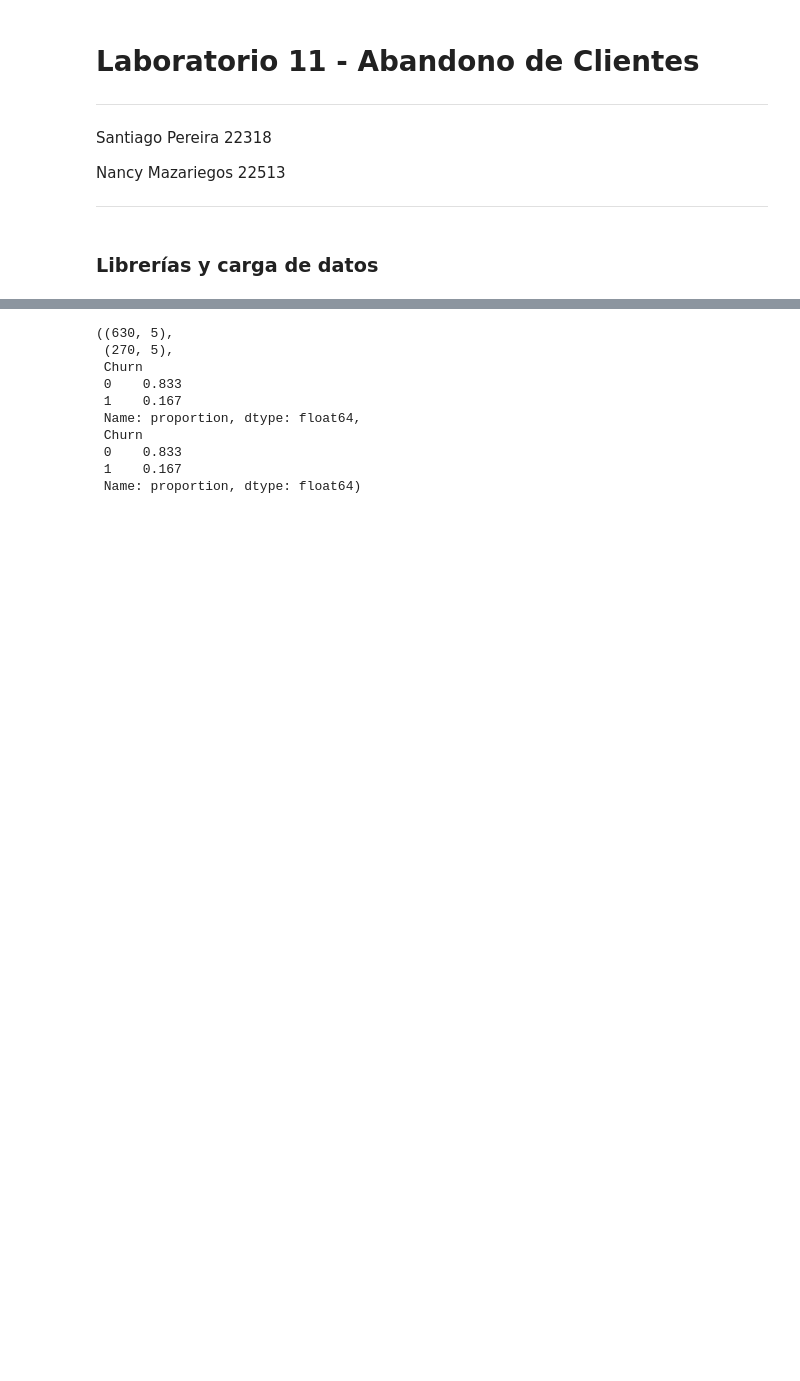
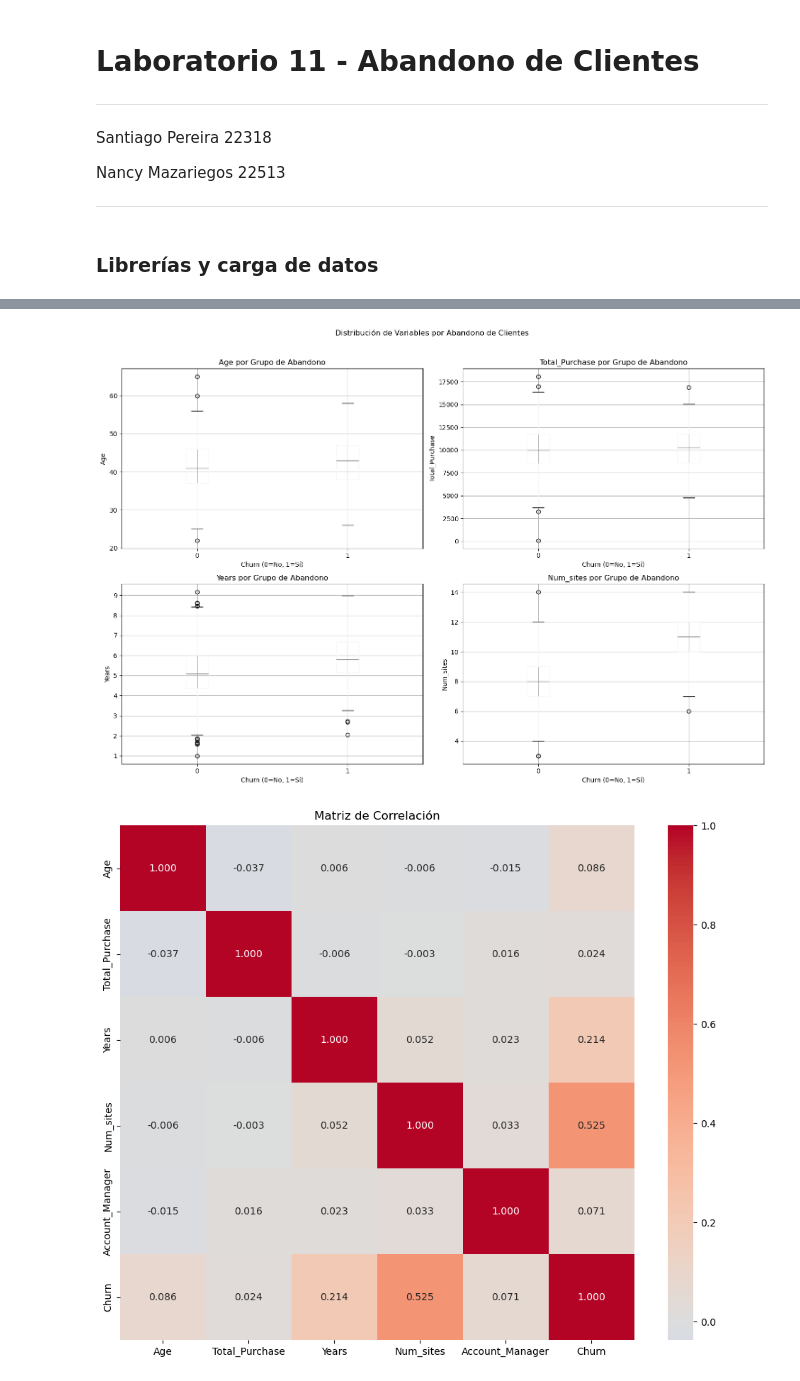
Before and after one commit to nancygmm/Lab11-DS, a Jupyter notebook: lab11.ipynb, the cells around one changed output, grey strips where cells are left out. Cells and saved outputs as stored; diff of their text form; code cells hidden in the pictures; blank space fills up the shorter version.

```diff
--- a/lab11.ipynb
+++ b/lab11.ipynb
@@ -139,18 +180,28 @@ if X["Account_Manager"].dtype.kind not in "biu":
 # %%
-X_train, X_test, y_train, y_test = train_test_split(
-    X, y, test_size=0.30, random_state=42, stratify=y
-)
 
-X_train.shape, X_test.shape, y_train.value_counts(normalize=True).round(3), y_test.value_counts(normalize=True).round(3)
+fig, axes = plt.subplots(2, 2, figsize=(15, 10))
+axes = axes.ravel()
+
+for i, col in enumerate(numeric_cols):
+
+    df.boxplot(column=col, by='Churn', ax=axes[i])
+    axes[i].set_title(f'{col} por Grupo de Abandono')
+    axes[i].set_xlabel('Churn (0=No, 1=Sí)')
+    axes[i].set_ylabel(col)
+
+plt.suptitle('Distribución de Variables por Abandono de Clientes', y=1.02)
+plt.tight_layout()
+plt.show()
+
+
+plt.figure(figsize=(10, 8))
+corr_matrix = df[feature_cols + ['Churn']].corr()
+sns.heatmap(corr_matrix, annot=True, cmap='coolwarm', center=0,
+            square=True, fmt='.3f')
+plt.title('Matriz de Correlación')
+plt.tight_layout()
+plt.show()
 # %% [output]
-((630, 5),
- (270, 5),
- Churn
- 0    0.833
- 1    0.167
- Name: proportion, dtype: float64,
- Churn
- 0    0.833
- 1    0.167
- Name: proportion, dtype: float64)
+[figure, added]
+[figure, added]
 # %%
```
Also changed, not shown: parts of 16 cells of this notebook.
